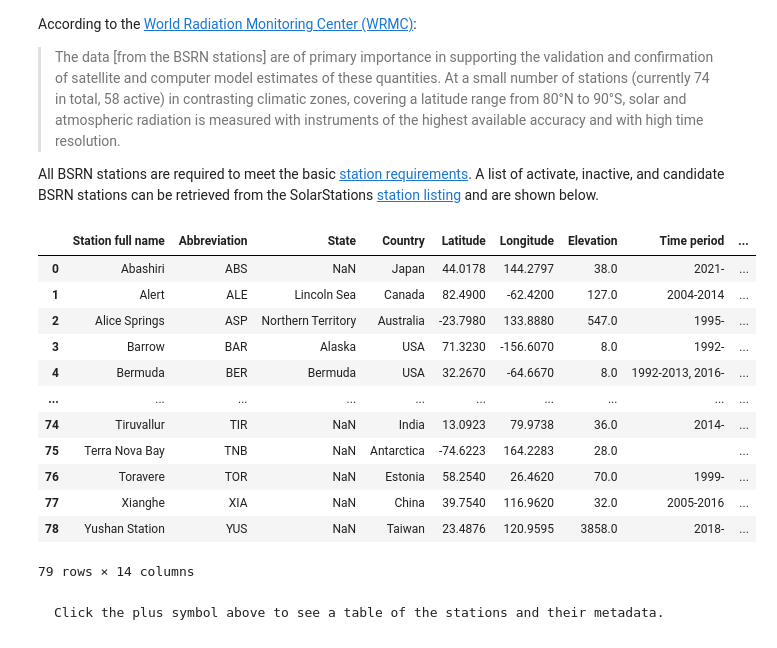
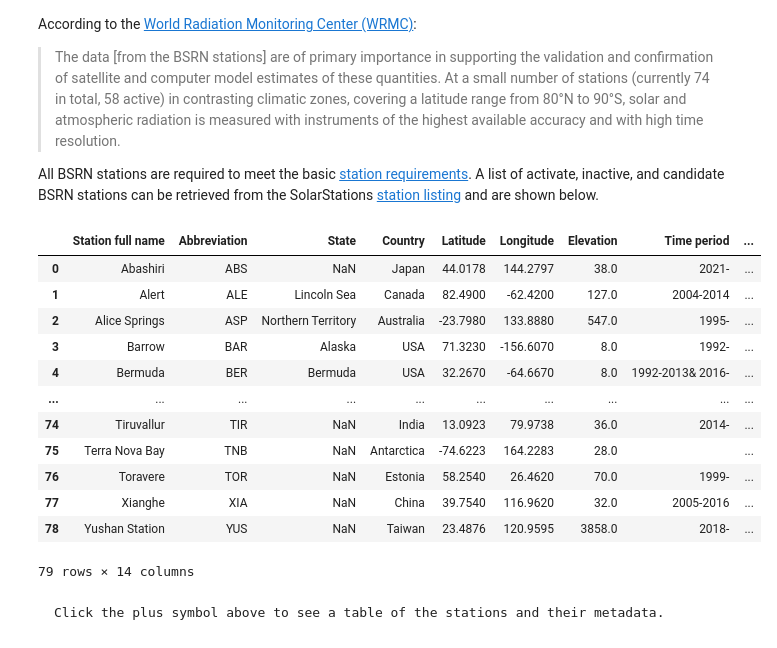
Before and after one commit to AssessingSolar/solarstations, a Jupyter notebook: station_network_bsrn.ipynb, the cells around one changed output. Drawn from its saved outputs; the diff is of its cells as text; code cells hidden in the pictures.

```diff
--- a/station_network_bsrn.ipynb
+++ b/station_network_bsrn.ipynb
@@ -10,17 +10,17 @@ All BSRN stations are required to meet the basic [station requirements](http://b
 # %%
 import pandas as pd
 
-stations = pd.read_csv('solarstations.csv', sep=';', encoding='latin1')
+stations = pd.read_csv('solarstations.csv', encoding='latin1')
 stations = stations[stations['Network'].str.contains('BSRN')]
 stations['Time period'] = stations['Time period'].astype(str).replace('nan','')
 stations
 # %% [output]
 |  | Station full name | Abbreviation | State | Country | Latitude | Longitude | Elevation | Time period | ... |
 | 0 | Abashiri | ABS | NaN | Japan | 44.0178 | 144.2797 | 38.0 | 2021- | ... |
 | 1 | Alert | ALE | Lincoln Sea | Canada | 82.4900 | -62.4200 | 127.0 | 2004-2014 | ... |
 | 2 | Alice Springs | ASP | Northern Territory | Australia | -23.7980 | 133.8880 | 547.0 | 1995- | ... |
 | 3 | Barrow | BAR | Alaska | USA | 71.3230 | -156.6070 | 8.0 | 1992- | ... |
-| 4 | Bermuda | BER | Bermuda | USA | 32.2670 | -64.6670 | 8.0 | 1992-2013, 2016- | ... |
+| 4 | Bermuda | BER | Bermuda | USA | 32.2670 | -64.6670 | 8.0 | 1992-2013& 2016- | ... |
 | ... | ... | ... | ... | ... | ... | ... | ... | ... | ... |
 | 74 | Tiruvallur | TIR | NaN | India | 13.0923 | 79.9738 | 36.0 | 2014- | ... |
 | 75 | Terra Nova Bay | TNB | NaN | Antarctica | -74.6223 | 164.2283 | 28.0 |  | ... |
```
Also changed, not shown: parts of 1 cell of this notebook, 3 other files.
